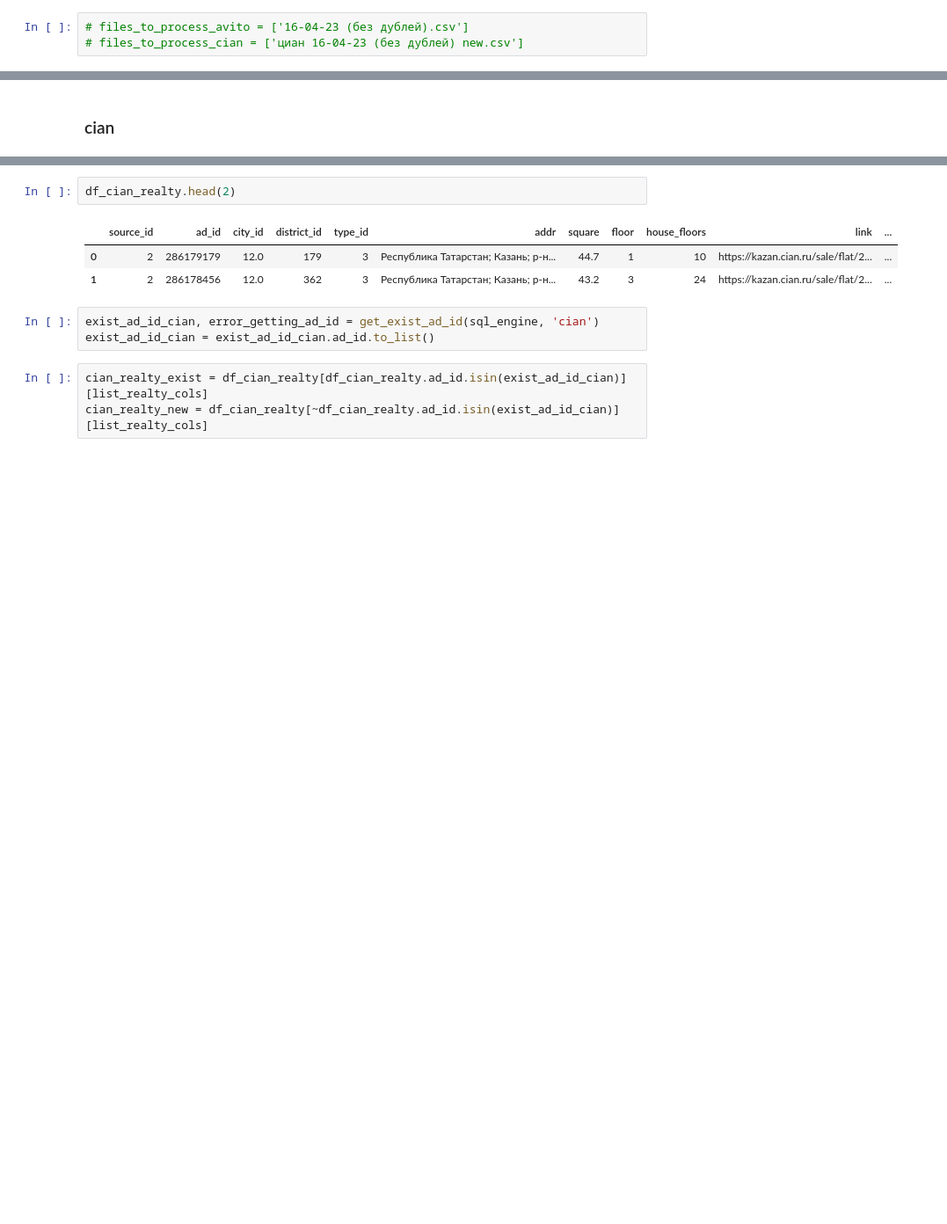
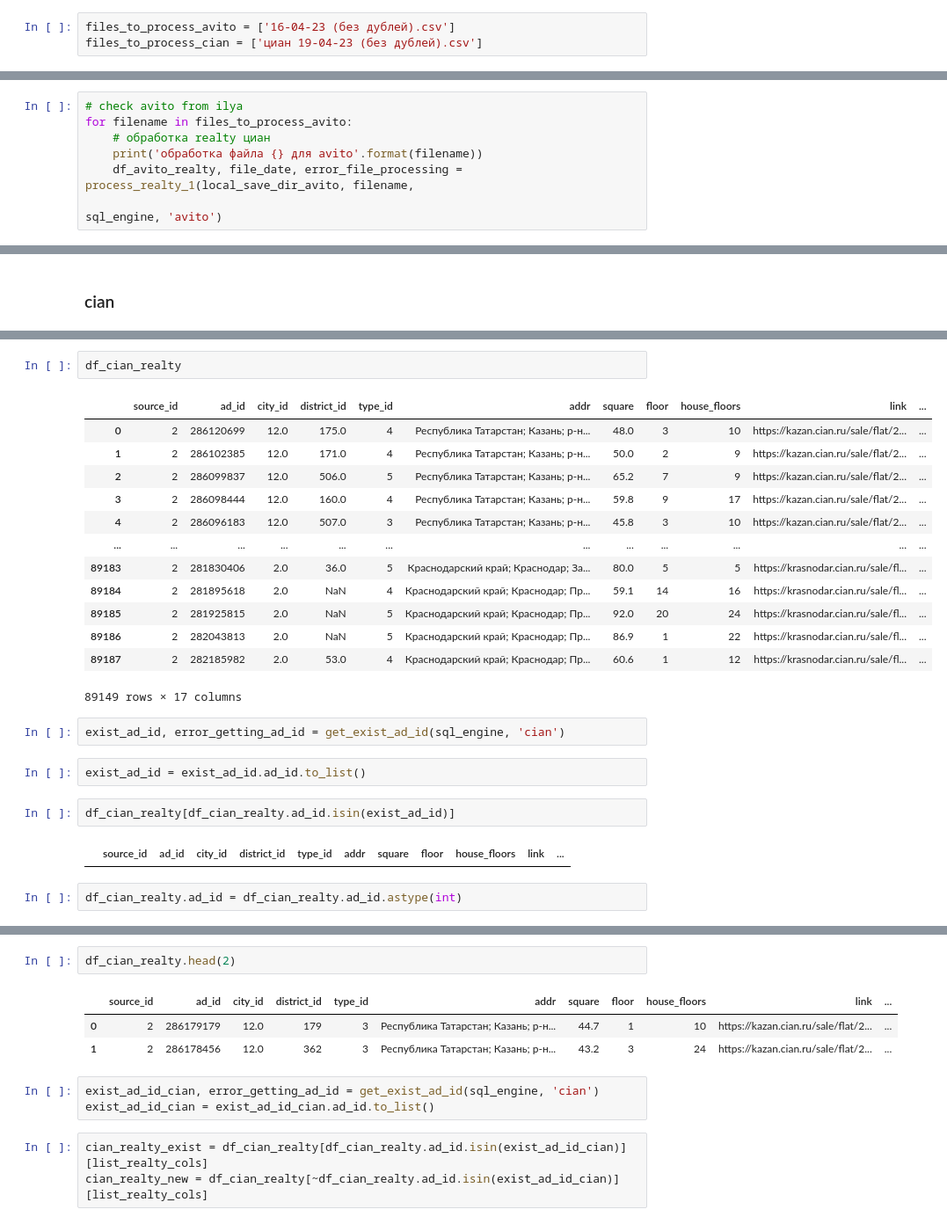
Before and after one commit to Nedvizhka/yadisk_loader, a Jupyter notebook: dev_check_jupyter/dev_parse_w_dadata.ipynb, the cells around one changed output, grey strips where cells are left out. Shown at 88% size. Cells and saved outputs as stored; diff of their text form; blank space fills up the shorter version.

Commit message:
fix ad_id compare not updating districts 4 avito

```diff
--- a/dev_check_jupyter/dev_parse_w_dadata.ipynb
+++ b/dev_check_jupyter/dev_parse_w_dadata.ipynb
@@ -128,3 +145,3 @@ handled_files_cian
 # %%
-# files_to_process_avito = ['16-04-23 (без дублей).csv']
-# files_to_process_cian = ['циан 16-04-23 (без дублей) new.csv']
+files_to_process_avito = ['16-04-23 (без дублей).csv']
+files_to_process_cian = ['циан 19-04-23 (без дублей).csv']
@@ -130,0 +150,7 @@ handled_files_cian
+# %%
+# check avito from ilya
+for filename in files_to_process_avito:
+    # обработка realty циан
+    print('обработка файла {} для avito'.format(filename))
+    df_avito_realty, file_date, error_file_processing = process_realty_1(local_save_dir_avito, filename,
+                                                                      sql_engine, 'avito')
@@ -145,0 +475,26 @@ for filename in files_to_process_cian:
+# %%
+df_cian_realty
+# %% [output]
+|  | source_id | ad_id | city_id | district_id | type_id | addr | square | floor | house_floors | link | ... |
+| 0 | 2 | 286120699 | 12.0 | 175.0 | 4 | Республика Татарстан; Казань; р-н... | 48.0 | 3 | 10 | https://kazan.cian.ru/sale/flat/2... | ... |
+| 1 | 2 | 286102385 | 12.0 | 171.0 | 4 | Республика Татарстан; Казань; р-н... | 50.0 | 2 | 9 | https://kazan.cian.ru/sale/flat/2... | ... |
+| 2 | 2 | 286099837 | 12.0 | 506.0 | 5 | Республика Татарстан; Казань; р-н... | 65.2 | 7 | 9 | https://kazan.cian.ru/sale/flat/2... | ... |
+| 3 | 2 | 286098444 | 12.0 | 160.0 | 4 | Республика Татарстан; Казань; р-н... | 59.8 | 9 | 17 | https://kazan.cian.ru/sale/flat/2... | ... |
+| 4 | 2 | 286096183 | 12.0 | 507.0 | 3 | Республика Татарстан; Казань; р-н... | 45.8 | 3 | 10 | https://kazan.cian.ru/sale/flat/2... | ... |
+| ... | ... | ... | ... | ... | ... | ... | ... | ... | ... | ... | ... |
+| 89183 | 2 | 281830406 | 2.0 | 36.0 | 5 | Краснодарский край; Краснодар; За... | 80.0 | 5 | 5 | https://krasnodar.cian.ru/sale/fl... | ... |
+| 89184 | 2 | 281895618 | 2.0 | NaN | 4 | Краснодарский край; Краснодар; Пр... | 59.1 | 14 | 16 | https://krasnodar.cian.ru/sale/fl... | ... |
+| 89185 | 2 | 281925815 | 2.0 | NaN | 5 | Краснодарский край; Краснодар; Пр... | 92.0 | 20 | 24 | https://krasnodar.cian.ru/sale/fl... | ... |
+| 89186 | 2 | 282043813 | 2.0 | NaN | 5 | Краснодарский край; Краснодар; Пр... | 86.9 | 1 | 22 | https://krasnodar.cian.ru/sale/fl... | ... |
+| 89187 | 2 | 282185982 | 2.0 | 53.0 | 4 | Краснодарский край; Краснодар; Пр... | 60.6 | 1 | 12 | https://krasnodar.cian.ru/sale/fl... | ... |
+89149 rows × 17 columns
+# %%
+exist_ad_id, error_getting_ad_id = get_exist_ad_id(sql_engine, 'cian')
+# %%
+exist_ad_id = exist_ad_id.ad_id.to_list()
+# %%
+df_cian_realty[df_cian_realty.ad_id.isin(exist_ad_id)]
+# %% [output]
+|  | source_id | ad_id | city_id | district_id | type_id | addr | square | floor | house_floors | link | ... |
+# %%
+df_cian_realty.ad_id = df_cian_realty.ad_id.astype(int)
```
Also changed, not shown: parts of 39 cells of this notebook, 1 other file.
